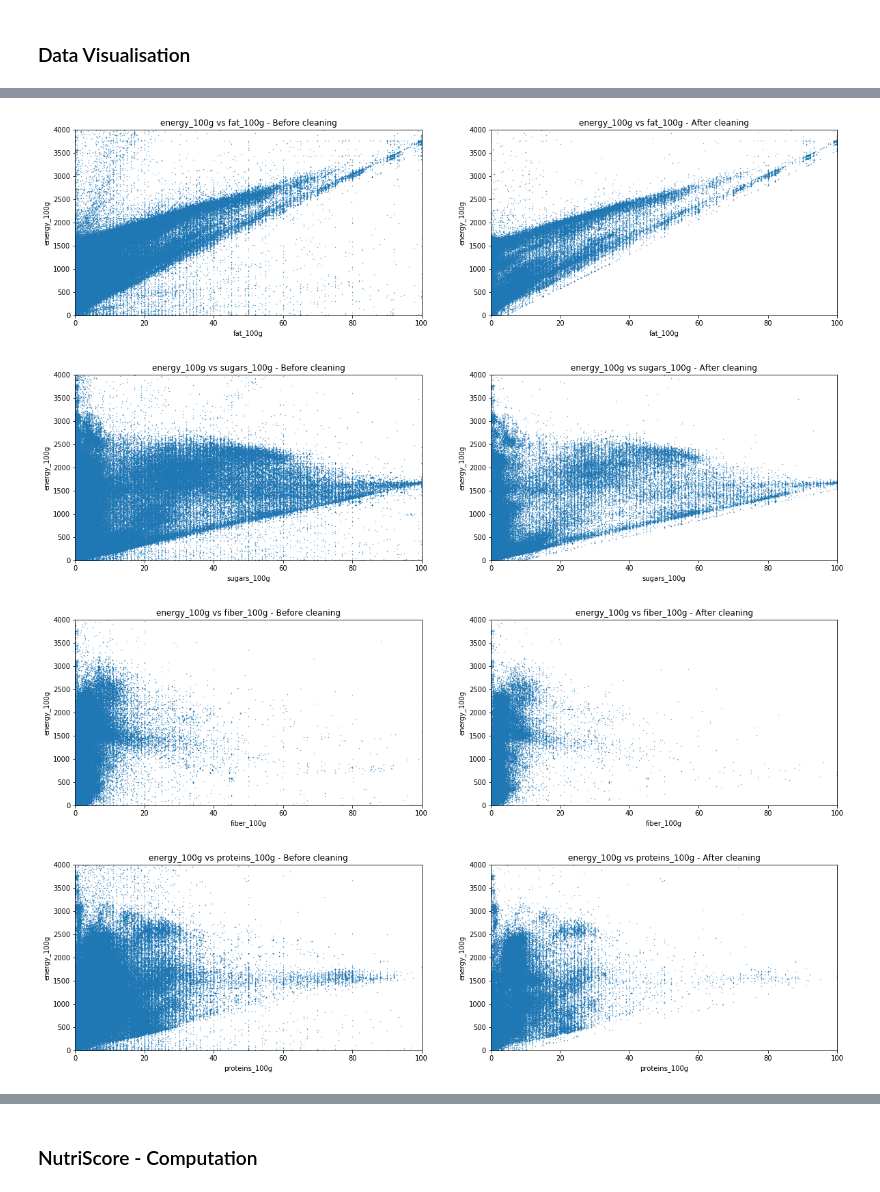
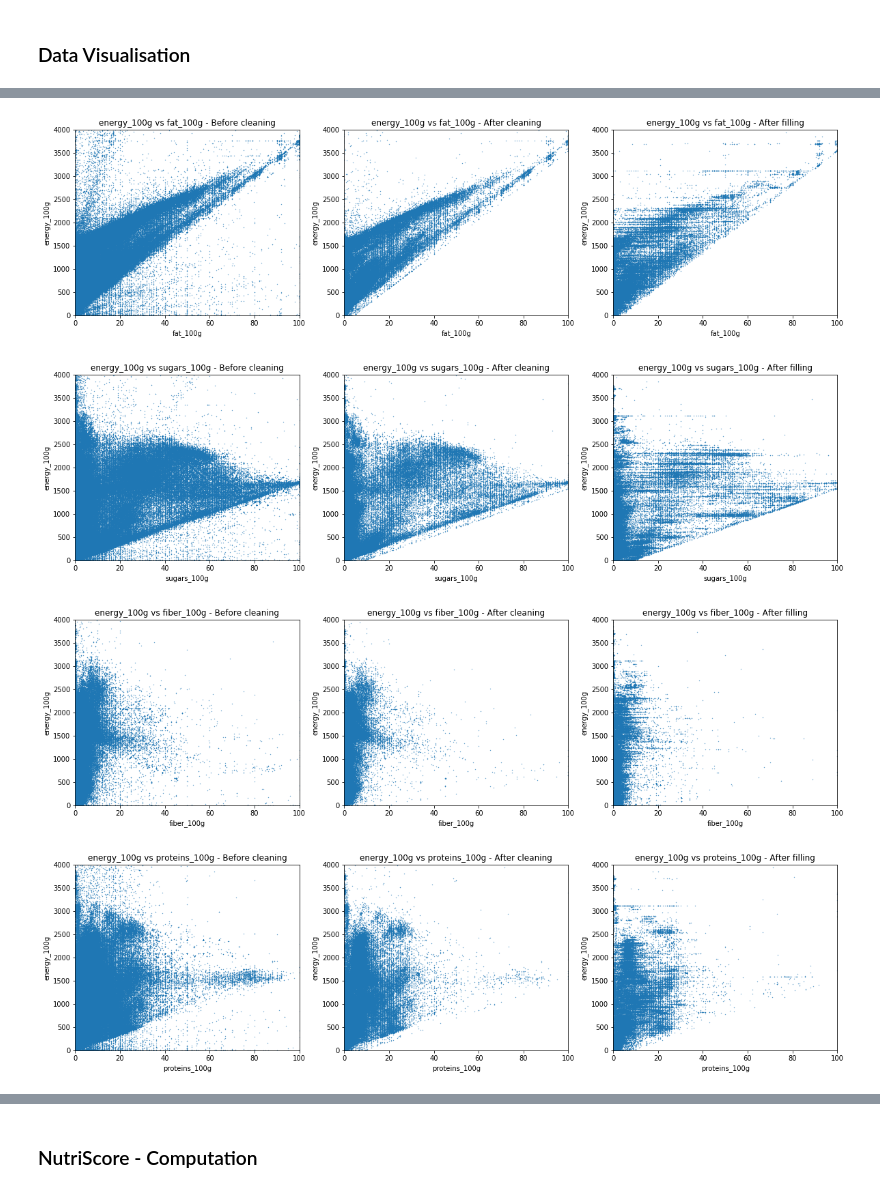
Before and after one commit to gmathez/Project_ADA_2018_Bruttin_Mathez_Petitpierre, a Jupyter notebook: Millestone_2.ipynb, the cells around one changed output, grey strips where cells are left out. Saved outputs shown, nothing was run; the diff lists cells and outputs as text; code cells hidden in the pictures.

Commit message:
Explications jusqu'à fin partie 'filling' (mtn pause pour moi ^^)

```diff
--- a/Millestone_2.ipynb
+++ b/Millestone_2.ipynb
@@ -88,6 +128,6 @@ For proteins_100g, 85.551 % is complete
 # %%
 def Compute_energy(Fat, Sugar, Prot, Fiber, Marge):
-    '''Compute energy with a marge of 100 kJ'''
+    '''Compute energy with a marge in kJ source : https://en.wikipedia.org/wiki/Food_energy'''
 
     energy = (37 * Fat + 17 * (Sugar + Prot) + 8 * Fiber) - Marge
     if energy < 0:
@@ -486,12 +570,12 @@ df_to_complete = df_to_complete.drop('categories_tags_y', axis = 1)
 df_to_complete = df_to_complete.rename(columns = {'categories_tags_x' : 'categories_tags'})
 df_to_complete.to_csv('completed.csv')
 # %%
-data_food_from_csv = pd.read_csv('completed.csv', delimiter = ',', low_memory = False, index_col = 0)
+data_food_from_csv = pd.read_csv(DATA_FOLDER + 'completed.csv', delimiter = ',', low_memory = False, index_col = 0)
 
 data_food_missing = data_food[['product_name', 'sodium_100g']]
 
-data_food_complete = data_food_missing.join(data_food_from_csv)
+data_food_complete = pd.merge(data_food_from_csv,data_food_missing, on = 'code' )
 data_food_complete = data_food_complete[column_for_data_food].copy()
 
-data_food = Coherent_value(data_food_complete)
+data_food_final = Coherent_value(data_food_complete)
 # %%
@@ -542,78 +650,36 @@ data_food.corr(method ='pearson')
 # %%
 plt_with_energy = [3, 5, 10, 11]
 
 for i_col in range(len(plt_with_energy)):
-    x_col = data_food.columns[plt_with_energy[i_col]]
+    x_col = data_food_final.columns[plt_with_energy[i_col]]
 
     plt.figure(figsize=(20, 5))
 
-    plt.subplot(1, 2, 1)
+    plt.subplot(1, 3, 1)
     plt.scatter(data_raw[x_col],data_raw['energy_100g'], s=0.1);
     plt.title('energy_100g vs {} - Before cleaning'.format(x_col));
     plt.xlabel(x_col);
     plt.ylabel('energy_100g');
     plt.axis([0, 100, 0, 4000]);
 
-
-    plt.subplot(1, 2, 2)
+    plt.subplot(1, 3, 2)
     plt.scatter(data_food[x_col],data_food['energy_100g'], s=0.1);
     plt.title('energy_100g vs {} - After cleaning'.format(x_col));
     plt.xlabel(x_col);
     plt.ylabel('energy_100g');
     plt.axis([0, 100, 0, 4000]);
 
+
+    plt.subplot(1, 3, 3)
+    plt.scatter(data_food_final[x_col],data_food_final['energy_100g'], s=0.1);
+    plt.title('energy_100g vs {} - After filling'.format(x_col));
+    plt.xlabel(x_col);
+    plt.ylabel('energy_100g');
+    plt.axis([0, 100, 0, 4000]);
+
     plt.show()
-
-
-plt.figure(figsize=(20, 5))
-plt.subplot(1, 2, 1)
-plt.scatter(data_raw['fat_100g'],data_raw['saturated-fat_100g'], s=0.1);
-plt.title('fat_100g vs saturated-fat_100g - Before cleaning');
-plt.ylabel('saturated-fat_100g');
-plt.xlabel('fat_100g');
-plt.axis([0, 100, 0, 100]);
-
-plt.subplot(1, 2, 2)
-plt.scatter(data_food['fat_100g'],data_food['saturated-fat_100g'], s=0.1);
-plt.title('fat_100g vs saturated-fat_100g - After cleaning');
-plt.ylabel('saturated-fat_100g');
-plt.xlabel('fat_100g');
-plt.axis([0, 100, 0, 100]);
-plt.show()
-
-plt.figure(figsize=(20, 5))
-plt.subplot(1, 2, 1)
-plt.scatter(data_raw['salt_100g'],data_raw['sodium_100g'], s=0.1);
-plt.title('salt_100g vs sodium_100g - Before cleaning');
-plt.ylabel('sodium_100g');
-plt.xlabel('salt_100g');
-plt.axis([0, 100, 0, 100]);
-
-plt.subplot(1, 2, 2)
-plt.scatter(data_food['salt_100g'],data_food['sodium_100g'], s=0.1);
-plt.title('fat_100g vs sodium_100g - After cleaning');
-plt.ylabel('sodium_100g');
-plt.xlabel('salt_100g');
-plt.axis([0, 100, 0, 100]);
-plt.show()
-
-plt.figure(figsize=(20, 5))
-plt.subplot(1, 2, 1)
-plt.scatter(data_raw['fruits-vegetables-nuts_100g'],data_raw['fruits-vegetables-nuts-estimate_100g'], s=1);
-plt.title('fruits-vegetables_nuts real vs estimate - Before cleaning');
-plt.ylabel('sodium_100g');
-plt.xlabel('fruits-vegetables-nuts_100g');
-plt.axis([0, 100, 0, 100]);
-
-plt.subplot(1, 2, 2)
-plt.scatter(data_food['fruits-vegetables-nuts_100g'],data_food['fruits-vegetables-nuts-estimate_100g'], s=1);
-plt.title('fruits-vegetables_nuts real vs estimate - After cleaning');
-plt.ylabel('fruits-vegetables-nuts-estimate_100g');
-plt.xlabel('fruits-vegetables-nuts_100g');
-plt.axis([0, 100, 0, 100]);
-plt.show()
 # %% [output]
-[figure, old version]
+[figure, new version]
-[figure, old version]
+[figure, new version]
-[figure, old version]
+[figure, new version]
-[figure, old version]
+[figure, new version]
```
Also changed, not shown: parts of 44 cells of this notebook.
